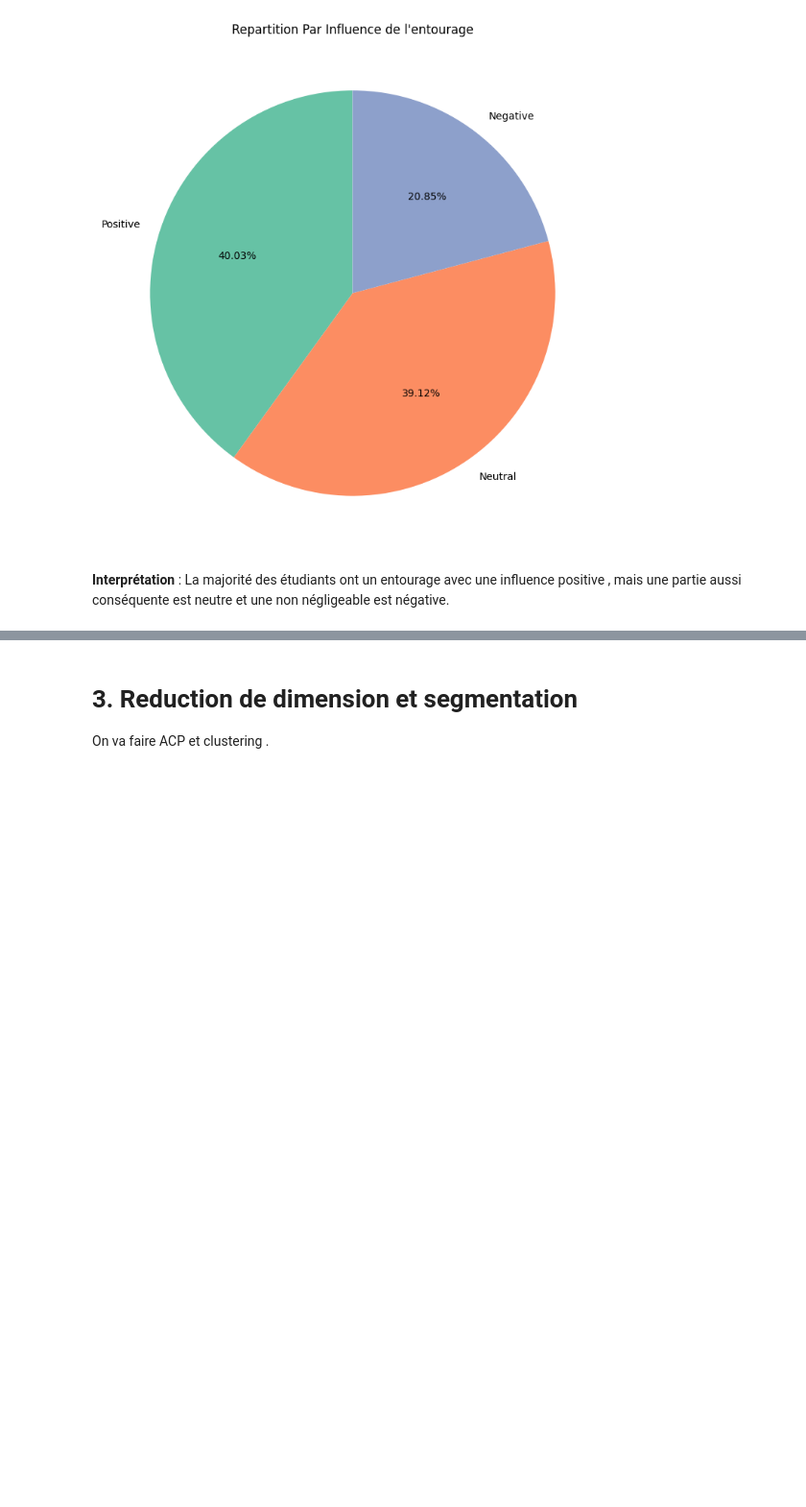
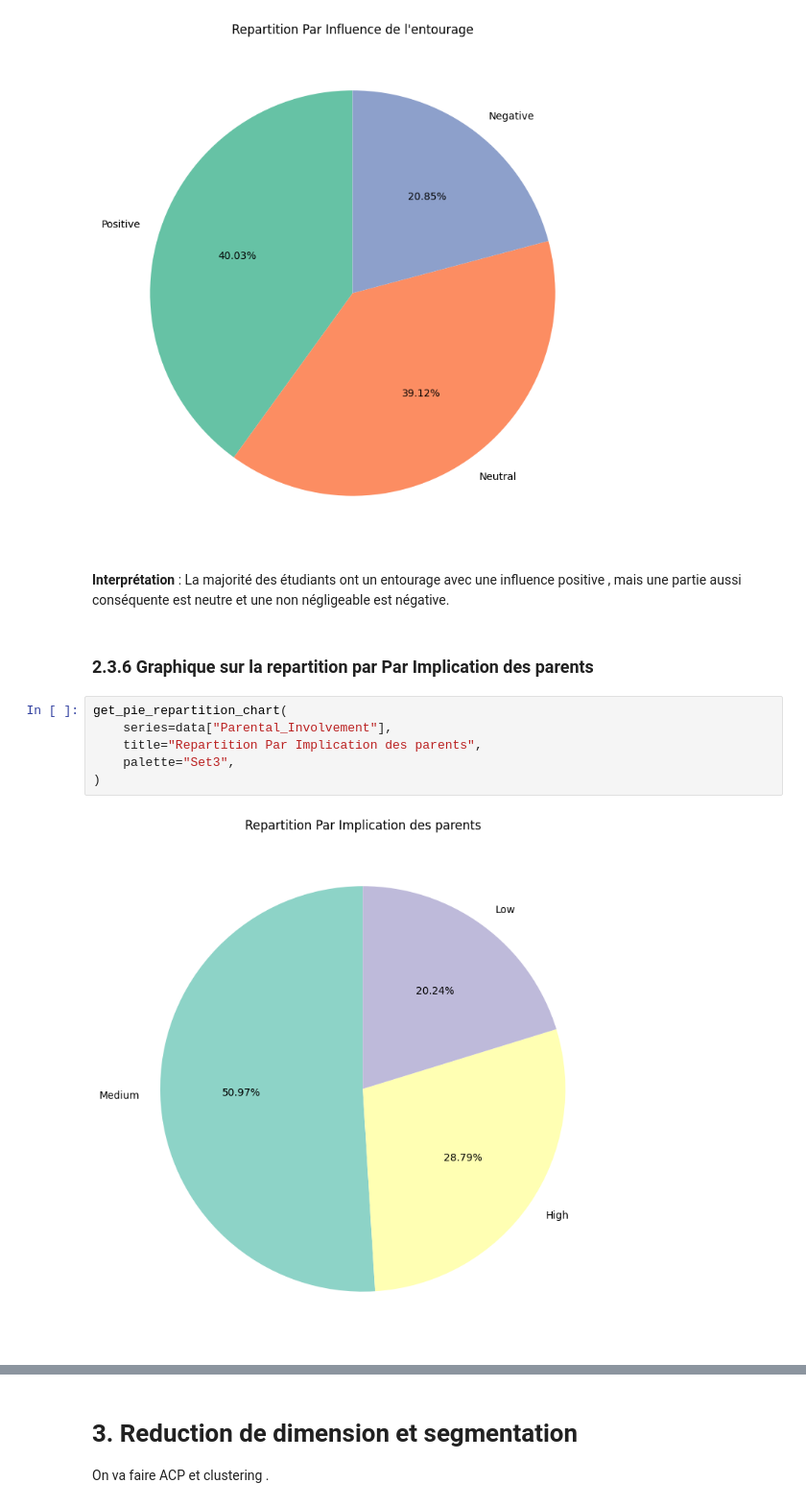
Before and after one commit to Harlequelrah/student_exam_performance_dataset_analysis, a Jupyter notebook: project/main.ipynb, the cells around one changed output, grey strips where cells are left out. Shown at 96% size. Cells and saved outputs as stored; diff of their text form; blank space fills up the shorter version.

Commit message:
Fin des diagrammes de repartition pour l'analyse univariée

```diff
--- a/project/main.ipynb
+++ b/project/main.ipynb
@@ -332,3 +332,13 @@ get_pie_repartition_chart(
 # %% [markdown]
 **Interprétation** :
 La majorité des étudiants ont un  entourage avec une influence positive , mais une partie aussi conséquente est neutre et une non négligeable est négative.
+# %% [markdown]
+### 2.3.6 Graphique sur la repartition par Par Implication des parents
+# %%
+get_pie_repartition_chart(
+    series=data["Parental_Involvement"],
+    title="Repartition Par Implication des parents",
+    palette="Set3",
+)
+# %% [output]
+[figure, added]
```
Also changed, not shown: parts of 22 cells of this notebook.
